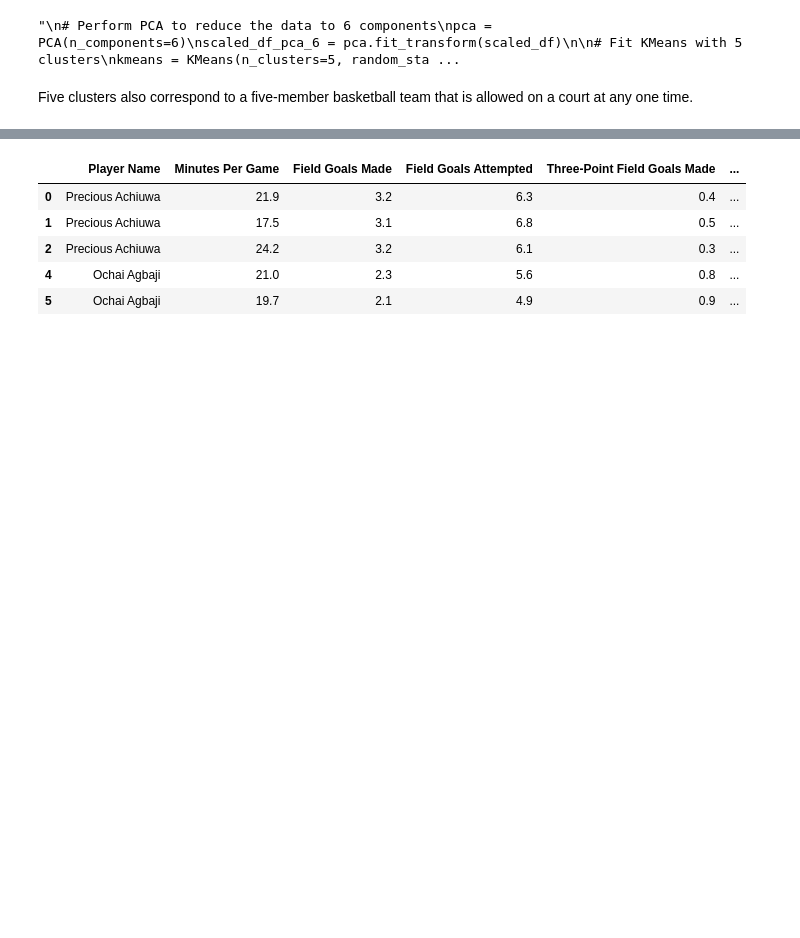
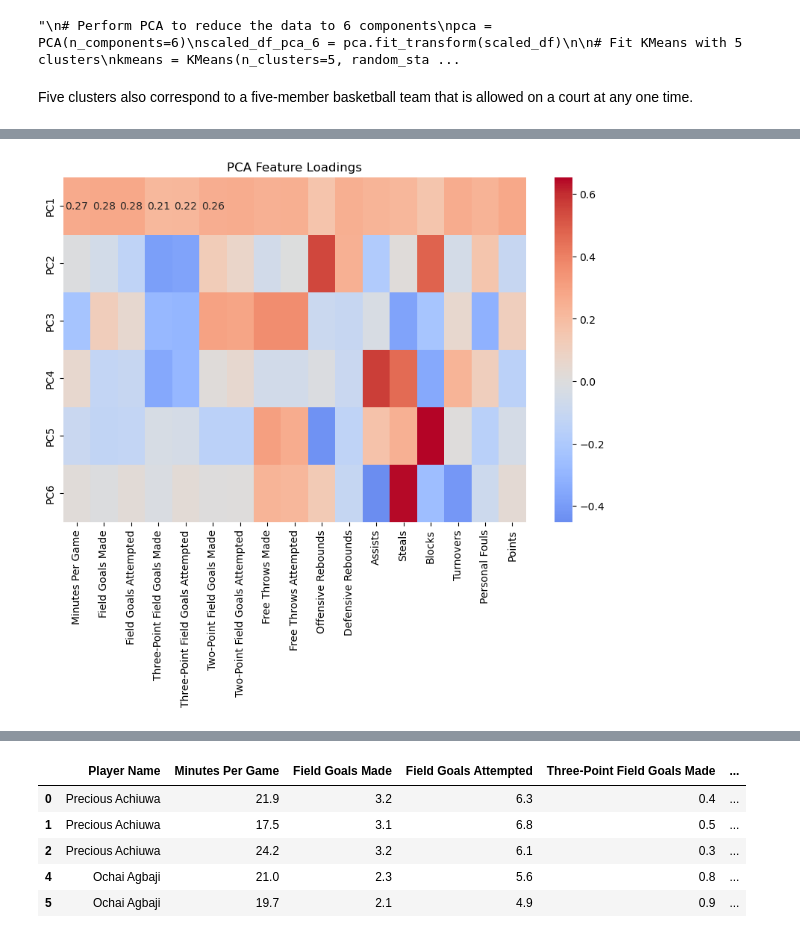
Before and after one commit to nazstephen/NBA-Archetypes, a Jupyter notebook: NBA Archetypes.ipynb, the cells around one changed output, grey strips where cells are left out. Drawn from its saved outputs; the diff is of its cells as text; code cells hidden in the pictures; blank space fills up the shorter version.

```diff
--- a/NBA Archetypes.ipynb
+++ b/NBA Archetypes.ipynb
@@ -593,0 +594,8 @@ Name: Archetype, dtype: float64
+# %%
+loadings = pca_6.components_
+
+# Create a DataFrame for better visualization
+loading_df = pd.DataFrame(loadings, columns=scaled_df.columns, index=[f'PC{i+1}' for i in range(loadings.shape[0])])
+
+# Display the loadings
+display(loading_df)
@@ -593,0 +610,7 @@ Name: Archetype, dtype: float64
+# %%
+plt.figure(figsize=(10, 6))
+sns.heatmap(loading_df, annot=True, cmap='coolwarm', center=0)
+plt.title('PCA Feature Loadings')
+plt.show()
+# %% [output]
+[figure, added]
```
Also changed, not shown: parts of 15 cells of this notebook.
